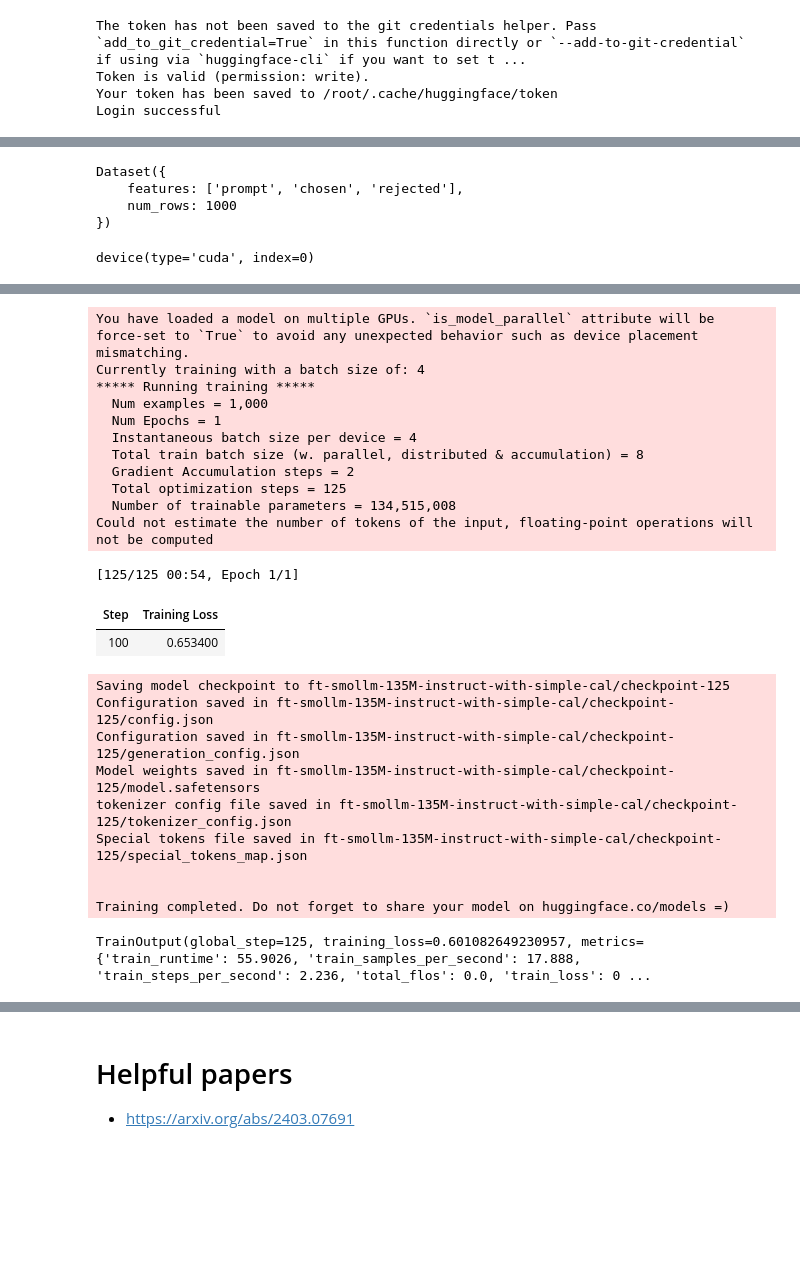
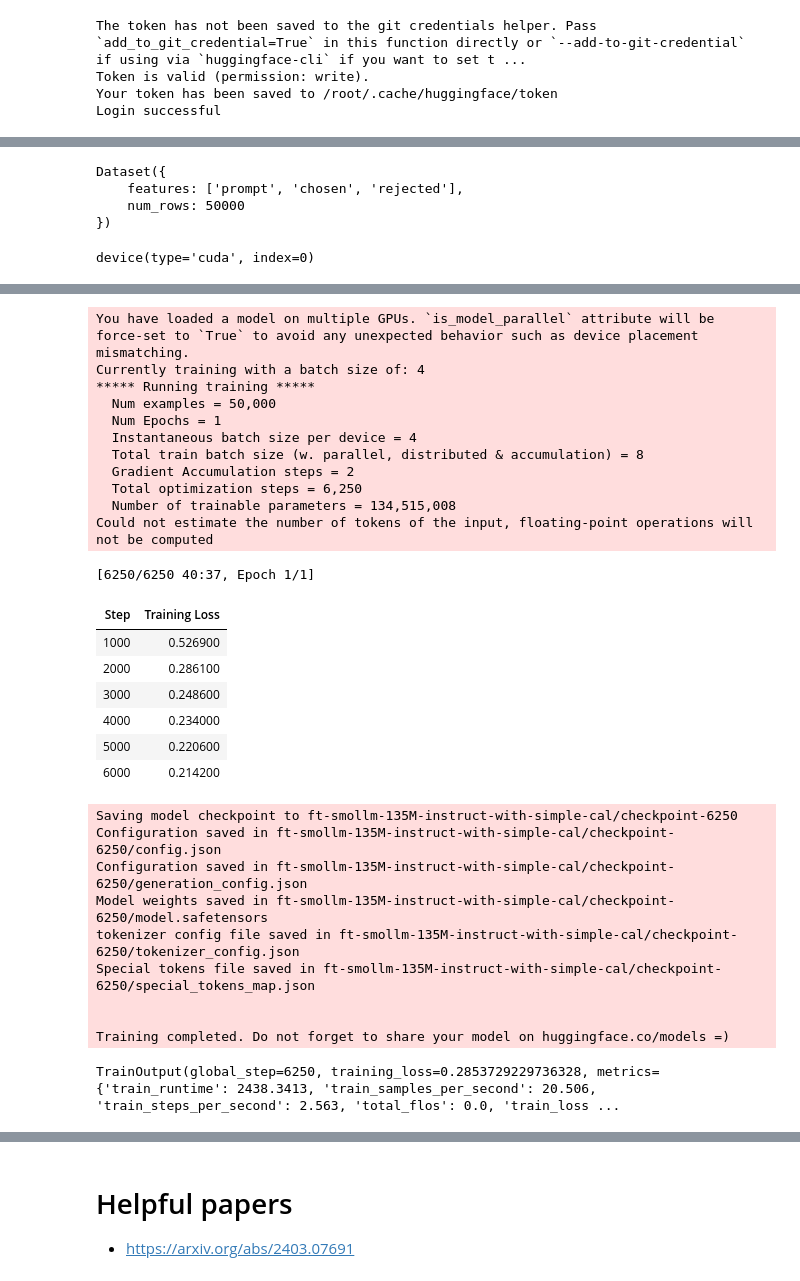
Before and after one commit to Micost/kaggle_notes, a Jupyter notebook: ft-smollm-135m-instruct-with-simple-calculation.ipynb, the cells around one changed output, grey strips where cells are left out. Cells and saved outputs as stored; diff of their text form; code cells hidden in the pictures; blank space fills up the shorter version.

Commit message:
Kaggle Notebook | FT SmolLM-135M-instruct with simple calculation | Version 3

```diff
--- a/ft-smollm-135m-instruct-with-simple-calculation.ipynb
+++ b/ft-smollm-135m-instruct-with-simple-calculation.ipynb
@@ -53,12 +53,12 @@ ds
  })]
 # %%
-train_ds=ds[0].shuffle(seed=42).select(range(1000))
+train_ds=ds[0].shuffle(seed=42).select(range(50000))
 
 print(train_ds)
 # %% [output]
 Dataset({
     features: ['prompt', 'chosen', 'rejected'],
-    num_rows: 1000
+    num_rows: 50000
 })
 # %%
 from transformers import AutoTokenizer
@@ -102,10 +102,10 @@ orpo_config=ORPOConfig(
     gradient_accumulation_steps=2,
     #per_device_eval_batch_size=4,
     log_level="debug",
-    logging_steps=100,
+    logging_steps=1000,
     learning_rate=3e-4,
     #eval_steps=100,
-    save_steps=100,
+    save_steps=1000,
     save_strategy="epoch",
     num_train_epochs=1,
     warmup_ratio=0.1,
@@ -132,27 +132,32 @@ trainer.train()
 You have loaded a model on multiple GPUs. `is_model_parallel` attribute will be force-set to `True` to avoid any unexpected behavior such as device placement mismatching.
 Currently training with a batch size of: 4
 ***** Running training *****
-  Num examples = 1,000
+  Num examples = 50,000
   Num Epochs = 1
   Instantaneous batch size per device = 4
   Total train batch size (w. parallel, distributed & accumulation) = 8
   Gradient Accumulation steps = 2
-  Total optimization steps = 125
+  Total optimization steps = 6,250
   Number of trainable parameters = 134,515,008
 Could not estimate the number of tokens of the input, floating-point operations will not be computed
-[125/125 00:54, Epoch 1/1]
+[6250/6250 40:37, Epoch 1/1]
 | Step | Training Loss |
-| 100 | 0.653400 |
+| 1000 | 0.526900 |
+| 2000 | 0.286100 |
+| 3000 | 0.248600 |
+| 4000 | 0.234000 |
+| 5000 | 0.220600 |
+| 6000 | 0.214200 |
-Saving model checkpoint to ft-smollm-135M-instruct-with-simple-cal/checkpoint-125
-Configuration saved in ft-smollm-135M-instruct-with-simple-cal/checkpoint-125/config.json
-Configuration saved in ft-smollm-135M-instruct-with-simple-cal/checkpoint-125/generation_config.json
-Model weights saved in ft-smollm-135M-instruct-with-simple-cal/checkpoint-125/model.safetensors
-tokenizer config file saved in ft-smollm-135M-instruct-with-simple-cal/checkpoint-125/tokenizer_config.json
-Special tokens file saved in ft-smollm-135M-instruct-with-simple-cal/checkpoint-125/special_tokens_map.json
+Saving model checkpoint to ft-smollm-135M-instruct-with-simple-cal/checkpoint-6250
+Configuration saved in ft-smollm-135M-instruct-with-simple-cal/checkpoint-6250/config.json
+Configuration saved in ft-smollm-135M-instruct-with-simple-cal/checkpoint-6250/generation_config.json
+Model weights saved in ft-smollm-135M-instruct-with-simple-cal/checkpoint-6250/model.safetensors
+tokenizer config file saved in ft-smollm-135M-instruct-with-simple-cal/checkpoint-6250/tokenizer_config.json
+Special tokens file saved in ft-smollm-135M-instruct-with-simple-cal/checkpoint-6250/special_tokens_map.json
 
 
 Training completed. Do not forget to share your model on huggingface.co/models =)
-TrainOutput(global_step=125, training_loss=0.601082649230957, metrics={'train_runtime': 55.9026, 'train_samples_per_second': 17.888, 'train_steps_per_second': 2.236, 'total_flos': 0.0, 'train_loss': 0 ...
+TrainOutput(global_step=6250, training_loss=0.2853729229736328, metrics={'train_runtime': 2438.3413, 'train_samples_per_second': 20.506, 'train_steps_per_second': 2.563, 'total_flos': 0.0, 'train_loss ...
 # %%
 kwargs={
     'model_name': os.getenv("WANDB_NAME"),
```
Also changed, not shown: parts of 4 cells of this notebook.
